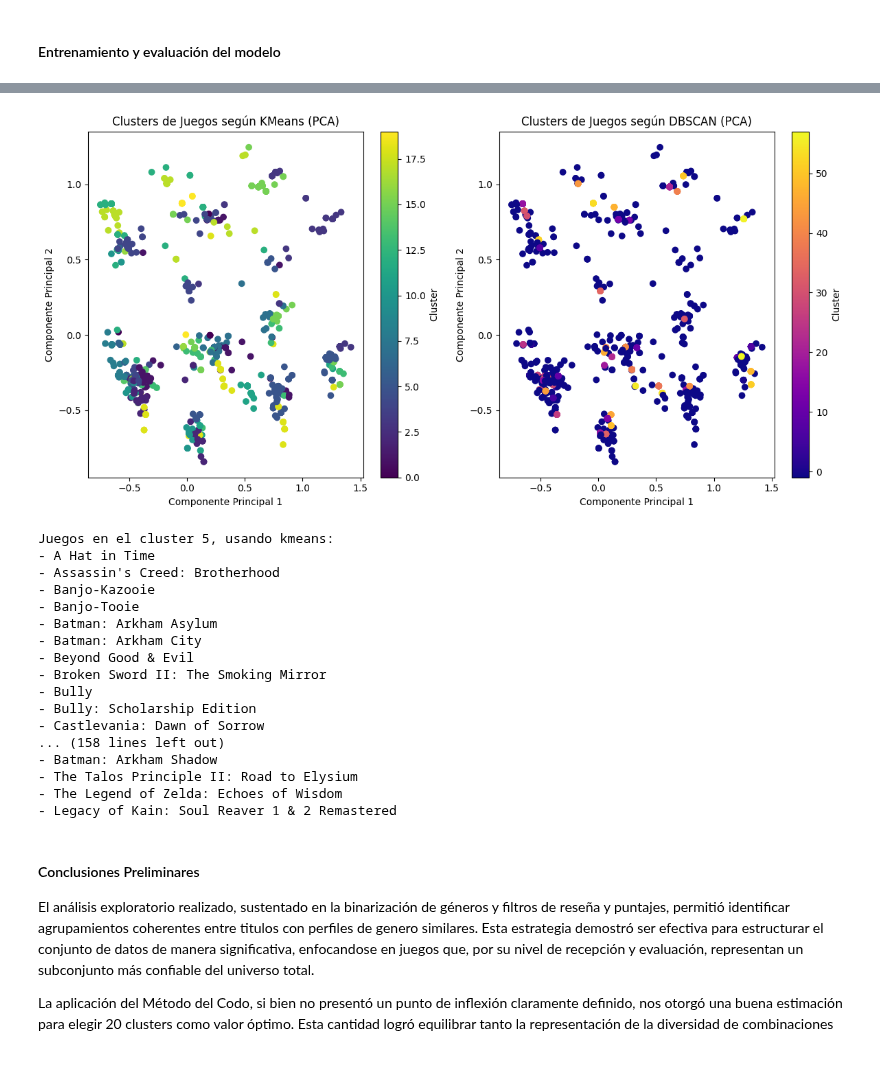
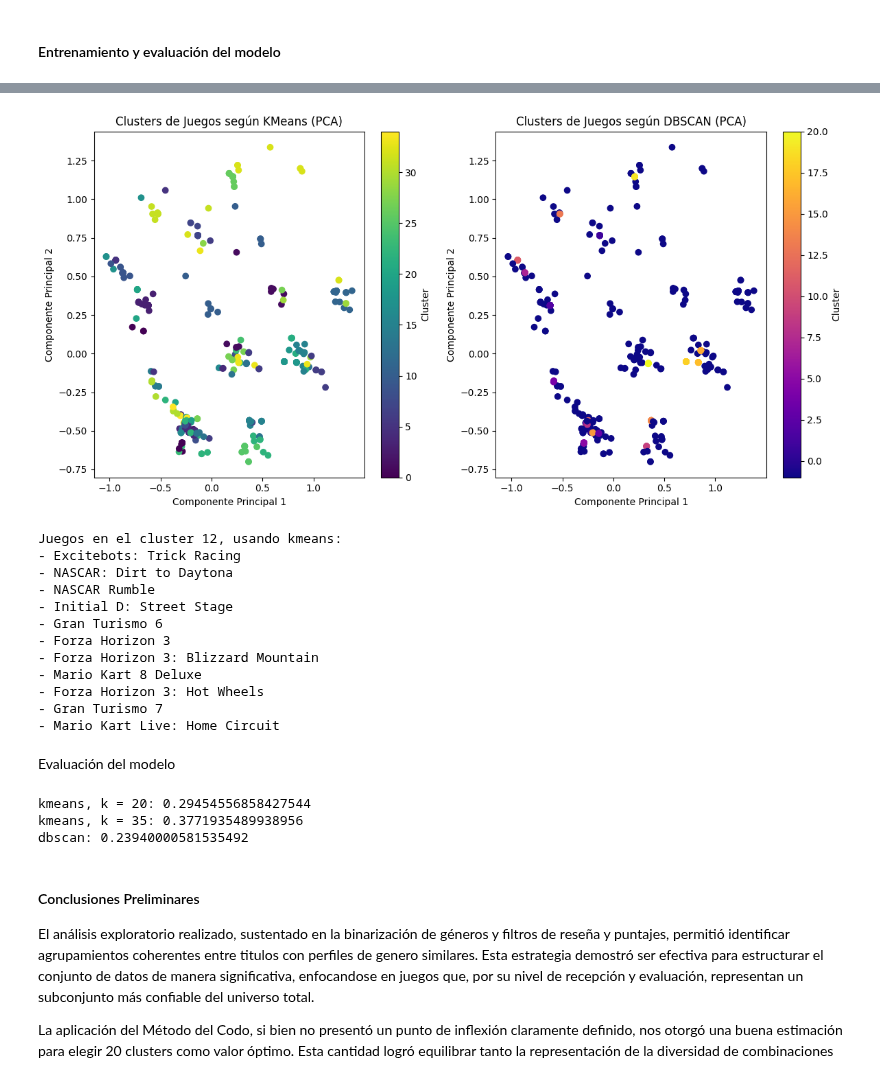
Before and after one commit to SebaSalasLvd/proyecto-mineria, a Jupyter notebook: hito-2/resultados_prelim.ipynb, the cells around one changed output, grey strips where cells are left out. Saved outputs shown, nothing was run; the diff lists cells and outputs as text; code cells hidden in the pictures.

```diff
--- a/hito-2/resultados_prelim.ipynb
+++ b/hito-2/resultados_prelim.ipynb
@@ -59,6 +66,9 @@ plt.show()
 #### Construcción del Conjunto de Datos
 Con respecto a la construcción del conjunto de los datos, para el caso particular de esta pregunta se realiza una separación binaria en el atributo 'game_profile_genre' que permitirá tomar de forma granular el genero de un juego y no como conjunto.
 # %%
+csv_path = './df_reduced.csv'
+df = pd.read_csv(csv_path, low_memory=False)
+
 # binarización de los generos
 
 import sys
@@ -92,8 +102,15 @@ sys.stderr = sys.__stderr__
 
 
 # reviews positivas
-df = df[df['review_review_count'] > 0]
-df = df[df['review_review_count'] > int(df['review_review_count'].quantile(0.75))]
+df['total_players'] = (df['game_count_playing'] + df['game_count_comp'] + df['game_count_retired'])
+df = df[df['total_players'] > 0]
+df['tasa_reseñas'] = (df['review_review_count']/df['total_players'])
+df = df[df['tasa_reseñas'] <= 1]
+df = df[df['tasa_reseñas'] >= df['tasa_reseñas'].quantile(0.50)]
+# luego de filtrar por juegos con buena tasa de reseñas, podemos eliminar este atributo
+# df = df.drop(columns=['tasa_reseñas'])
+df = df.drop(columns=['total_players'])
+df.to_csv('df_reduced.csv', index=False)
 # %% [markdown]
 #### Entrenamiento y evaluación del modelo
 # %%
@@ -129,8 +146,11 @@ import matplotlib.pyplot as plt
 from sklearn.cluster import KMeans, DBSCAN
 
 # aplicamos kmeans
-kmeans = KMeans(n_clusters=20, random_state=0)
+kmeans = KMeans(n_clusters=35, random_state=0)
+score_kmeans = kmeans.fit(features).score(features)
 df_filtered['cluster_kmeans'] = kmeans.fit_predict(features)
+
+
 
 # aplicamos dbscan
 dbscan = DBSCAN(eps=0.5, min_samples=5)
@@ -150,52 +170,74 @@ plt.figure(figsize=(12, 6))
 plt.subplot(1, 2, 1)
 plt.scatter(df_filtered['PCA1'], df_filtered['PCA2'], c=df_filtered['cluster_kmeans'], cmap='viridis')
 plt.title('Clusters de Juegos según KMeans (PCA)')
 plt.xlabel('Componente Principal 1')
 plt.ylabel('Componente Principal 2')
 plt.colorbar(label='Cluster')
 
 # grafico dbscan
 plt.subplot(1, 2, 2)
 plt.scatter(df_filtered['PCA1'], df_filtered['PCA2'], c=df_filtered['cluster_dbscan'], cmap='plasma')
 plt.title('Clusters de Juegos según DBSCAN (PCA)')
 plt.xlabel('Componente Principal 1')
 plt.ylabel('Componente Principal 2')
 plt.colorbar(label='Cluster')
 
 plt.tight_layout()
 plt.show()
 
 # funcion que nos permite ver los nombres asociados a un cluster particular
 def juegos_por_cluster(df, cluster_num, type='dbscan'):
     juegos_cluster = df[df[f'cluster_{type}'] == cluster_num]['game_game_name']
 
     if juegos_cluster.empty:
         print(f"No se encontraron juegos en el cluster {cluster_num}.")
     else:
         print(f"Juegos en el cluster {cluster_num}, usando {type}:")
         for juego in juegos_cluster:
             print(f"- {juego}")
 
-juegos_por_cluster(df_filtered, 5, 'kmeans')
+juegos_por_cluster(df_filtered, 12, 'kmeans')
 # %% [output]
-[figure, old version]
+[figure, new version]
-Juegos en el cluster 5, usando kmeans:
-- A Hat in Time
-- Assassin's Creed: Brotherhood
-- Banjo-Kazooie
-- Banjo-Tooie
-- Batman: Arkham Asylum
-- Batman: Arkham City
-- Beyond Good & Evil
-- Broken Sword II: The Smoking Mirror
-- Bully
-- Bully: Scholarship Edition
-- Castlevania: Dawn of Sorrow
-... (158 lines left out)
-- Batman: Arkham Shadow
-- The Talos Principle II: Road to Elysium
-- The Legend of Zelda: Echoes of Wisdom
-- Legacy of Kain: Soul Reaver 1 & 2 Remastered
+Juegos en el cluster 12, usando kmeans:
+- Excitebots: Trick Racing
+- NASCAR: Dirt to Daytona
+- NASCAR Rumble
+- Initial D: Street Stage
+- Gran Turismo 6
+- Forza Horizon 3
+- Forza Horizon 3: Blizzard Mountain
+- Mario Kart 8 Deluxe
+- Forza Horizon 3: Hot Wheels
+- Gran Turismo 7
+- Mario Kart Live: Home Circuit
+# %% [markdown]
+Evaluación del modelo
+# %%
+from sklearn.metrics import silhouette_score
+
+k = 20
+kmeans = KMeans(n_clusters=k, random_state=0)
+kmeans.fit(features)
+
+silhouette_kmeans_20 = silhouette_score(features, kmeans.labels_)
+
+k = 35
+kmeans = KMeans(n_clusters=k, random_state=0)
+kmeans.fit(features)
+
+silhouette_kmeans_35 = silhouette_score(features, kmeans.labels_)
+
+silhouette_dbscan = silhouette_score(features, dbscan.labels_)
+
+print(f'kmeans, k = 20: {silhouette_kmeans_20}')
+print(f'kmeans, k = 35: {silhouette_kmeans_35}')
+
+print(f'dbscan: {silhouette_dbscan}')
+# %% [output]
+kmeans, k = 20: 0.29454556858427544
+kmeans, k = 35: 0.3771935489938956
+dbscan: 0.23940000581535492
 # %% [markdown]
 #### Conclusiones Preliminares
 
```
Also changed, not shown: parts of 8 cells of this notebook, 1 other file.
